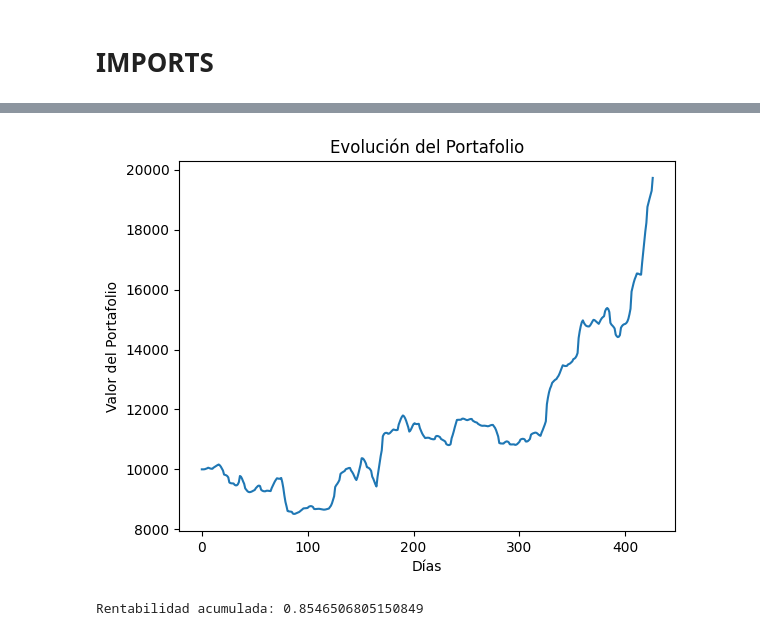
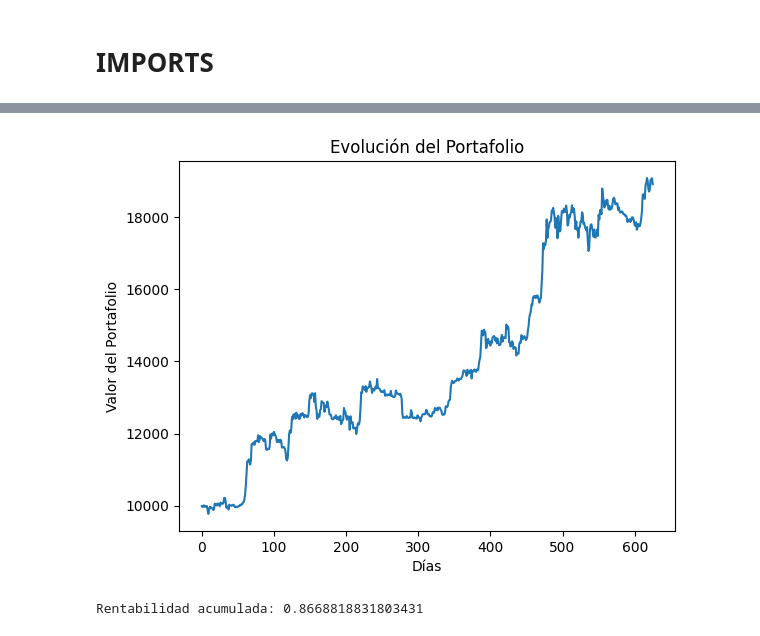
Before and after one commit to MrGG14/QuantTraderDL, a Jupyter notebook: tradingBot_RL.ipynb, the cells around one changed output, grey strips where cells are left out. Drawn from its saved outputs; the diff is of its cells as text; code cells hidden in the pictures.

```diff
--- a/tradingBot_RL.ipynb
+++ b/tradingBot_RL.ipynb
@@ -74,0 +243,7 @@ class TradingEnv(Env):
+# %%
+df = df.ffill().bfill()
+df = df.dropna()
+# %%
+
+df.drop(columns=['Date'], inplace=True)
+df
@@ -75,10 +266,5 @@ class TradingEnv(Env):
 # %%
-from tft_helper import load_file
-
-# Dividir los datos en entrenamiento y prueba
-data = load_file(file_name='BTC', path="./", ftype="csv").drop(columns=['Date']) #,'month','day_of_year','weekday','is_holiday'])
-
 # Dividir datos en entrenamiento y prueba
-split_index = int(len(data) * 0.8)
-train_data = data[:split_index]
-test_data = data[split_index:]
+split_index = int(len(df) * 0.8)
+train_data = df[:split_index]
+test_data = df[split_index:]
@@ -117,13 +289,12 @@ train_data
 - **loss**: La pérdida total que se optimiza. Puede incluir la pérdida de la política y el valor.
 - **policy_gradient_loss**: Pérdida relacionada con las acciones tomadas por la política.
 # %%
-
 # Crear entorno de entrenamiento
 env = make_vec_env(lambda: TradingEnv(train_data), n_envs=1)
 
 # Configurar y entrenar el modelo
 model = PPO("MlpPolicy", env, verbose=1)
-model.learn(total_timesteps=10000)
+model.learn(total_timesteps=1000)
 
 # Guardar el modelo
 # model.save("trading_bot_model")
@@ -148,24 +329,26 @@ Recompensa total en el conjunto de prueba: -2.546585164964199e-11
 # %%
 import matplotlib.pyplot as plt
 
 portfolio_values = []
 eval_env = TradingEnv(test_data)
 eval_obs = eval_env.reset()
 
 while True:
     action, _states = model.predict(eval_obs)
     eval_obs, reward, done, _ = eval_env.step(action)
-    portfolio_values.append(eval_env.balance + eval_env.position * eval_env.data['close'].iloc[eval_env.current_step])
+    portfolio_values.append(
+        eval_env.balance + eval_env.position * eval_env.data["target"].iloc[eval_env.current_step]
+    )
     if done:
         break
 
 plt.plot(portfolio_values)
-plt.title('Evolución del Portafolio')
-plt.xlabel('Días')
-plt.ylabel('Valor del Portafolio')
+plt.title("Evolución del Portafolio")
+plt.xlabel("Días")
+plt.ylabel("Valor del Portafolio")
 plt.show()
 # %% [output]
-[figure, old version]
+[figure, new version]
 # %%
 # Evaluar rentabilidad acumulada
 eval_env = TradingEnv(test_data)
@@ -175,7 +358,9 @@ portfolio_values = []
 while True:
     action, _states = model.predict(eval_obs)
     eval_obs, reward, done, _ = eval_env.step(action)
-    portfolio_values.append(eval_env.balance + eval_env.position * eval_env.data['close'].iloc[eval_env.current_step])
+    portfolio_values.append(
+        eval_env.balance + eval_env.position * eval_env.data["target"].iloc[eval_env.current_step]
+    )
     if done:
         break
 
@@ -185,7 +370,7 @@ cumulative_return = (final_value / initial_value) - 1
 
 print("Rentabilidad acumulada:", cumulative_return)
 # %% [output]
-Rentabilidad acumulada: 0.8546506805150849
+Rentabilidad acumulada: 0.8668818831803431
 # %%
 # Ratio de Sharpe: Relación entre la rentabilidad y el riesgo asumido. Valores superiores a 1 son aceptables; valores superiores a 2 son excelentes.
 import numpy as np
```
Also changed, not shown: parts of 21 cells of this notebook.
